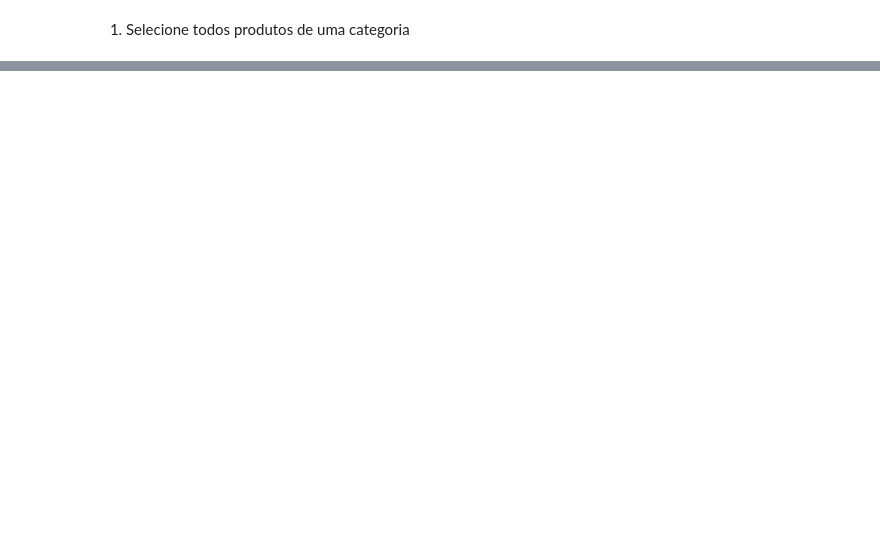
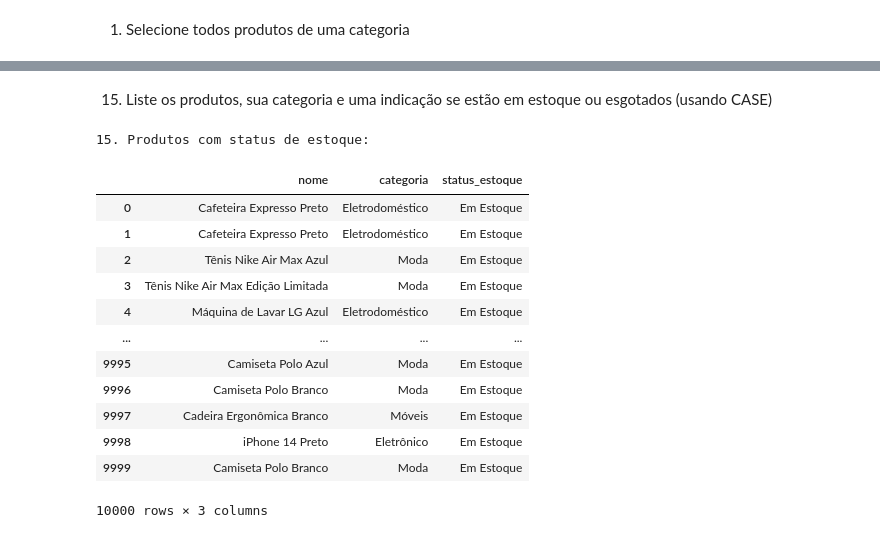
Before and after one commit to devLeandroAraujo/engenhariadedadosGrowdev, a Jupyter notebook: Tarefa11.ipynb, the cells around one changed output, grey strips where cells are left out. Cells and saved outputs as stored; diff of their text form; code cells hidden in the pictures; blank space fills up the shorter version.

```diff
--- a/Tarefa11.ipynb
+++ b/Tarefa11.ipynb
@@ -192,0 +534,29 @@ engine.dispose()
+# %% [markdown]
+15. Liste os produtos, sua categoria e uma indicação se estão em estoque ou esgotados (usando CASE)
+# %%
+query15 = """
+    SELECT Nome, Categoria,
+    CASE
+        WHEN Estoque > 0 THEN 'Em Estoque'
+        ELSE 'Esgotado'
+    END AS status_estoque
+    FROM Produtos;
+"""
+df_estoque_status = pd.read_sql(query15, engine)
+print("\n15. Produtos com status de estoque:")
+df_estoque_status
+# %% [output]
+15. Produtos com status de estoque:
+|  | nome | categoria | status_estoque |
+| 0 | Cafeteira Expresso Preto | Eletrodoméstico | Em Estoque |
+| 1 | Cafeteira Expresso Preto | Eletrodoméstico | Em Estoque |
+| 2 | Tênis Nike Air Max Azul | Moda | Em Estoque |
+| 3 | Tênis Nike Air Max Edição Limitada | Moda | Em Estoque |
+| 4 | Máquina de Lavar LG Azul | Eletrodoméstico | Em Estoque |
+| ... | ... | ... | ... |
+| 9995 | Camiseta Polo Azul | Moda | Em Estoque |
+| 9996 | Camiseta Polo Branco | Moda | Em Estoque |
+| 9997 | Cadeira Ergonômica Branco | Móveis | Em Estoque |
+| 9998 | iPhone 14 Preto | Eletrônico | Em Estoque |
+| 9999 | Camiseta Polo Branco | Moda | Em Estoque |
+10000 rows × 3 columns
```
Also changed, not shown: parts of 35 cells of this notebook.
